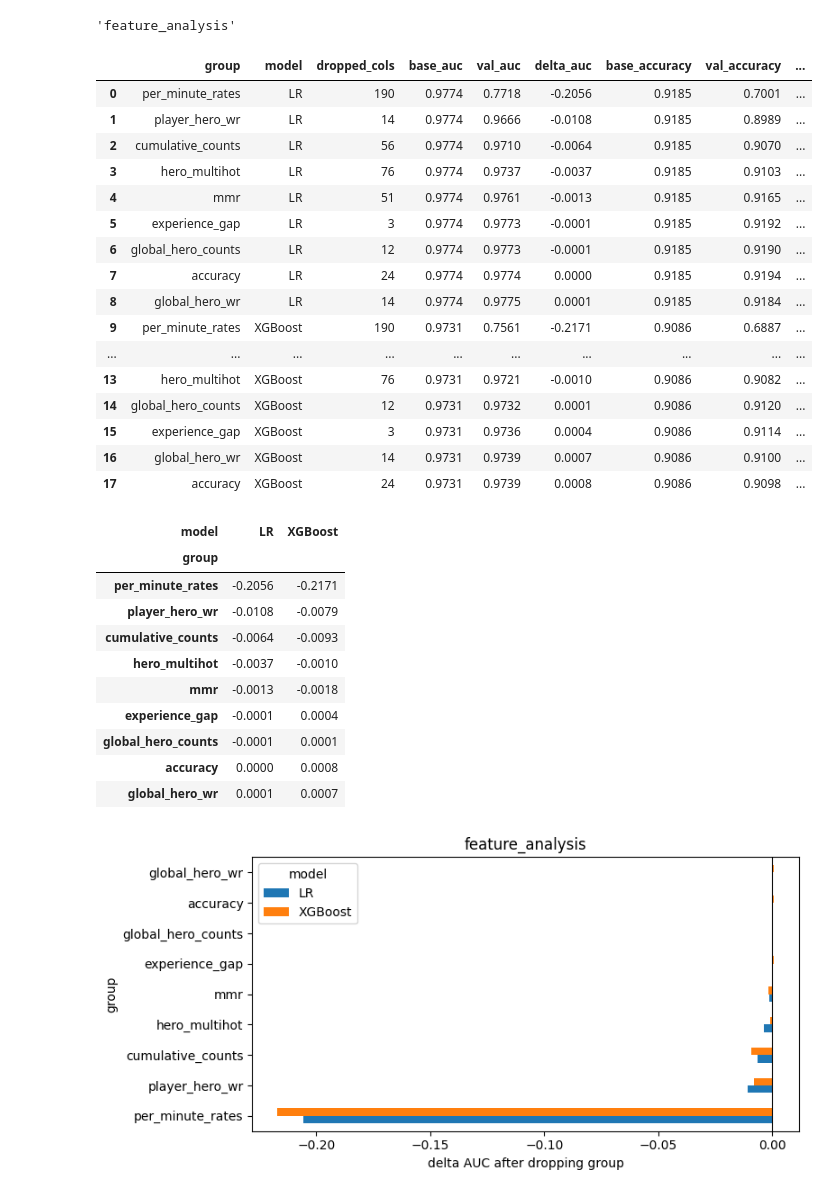
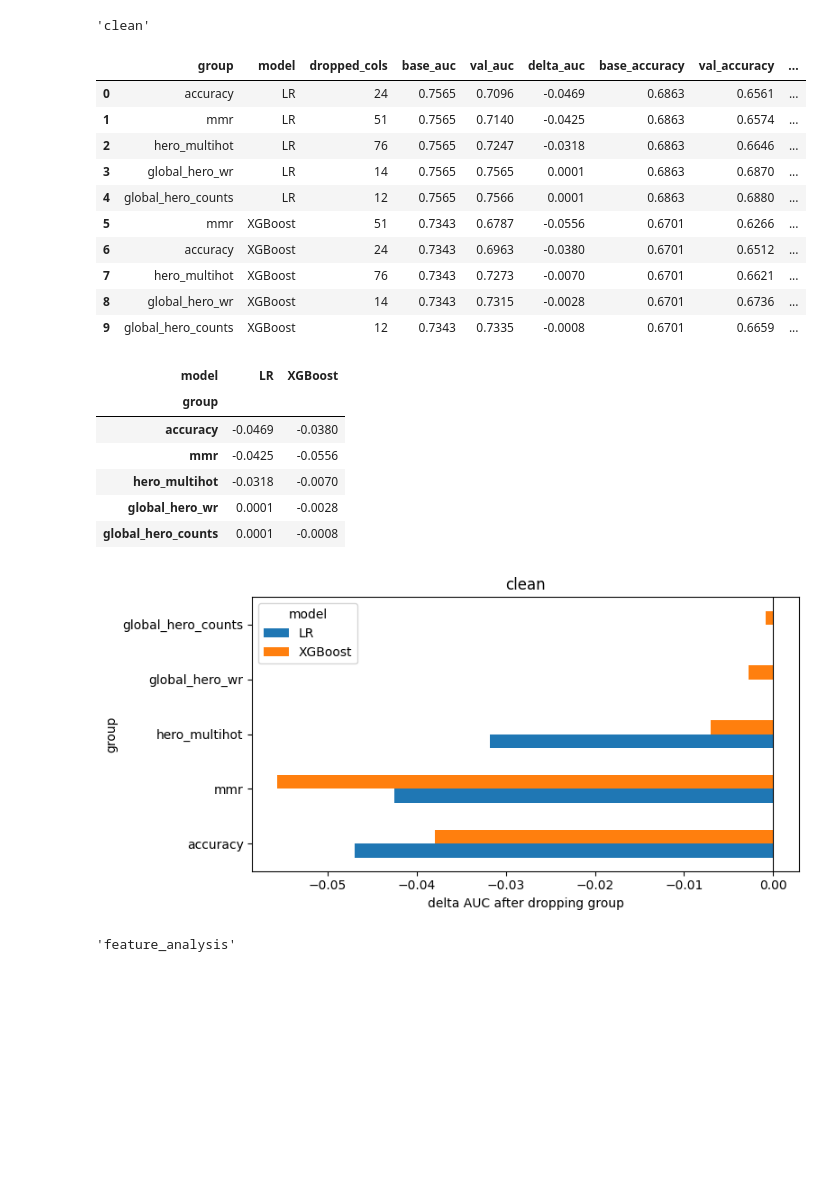
Before and after one commit to sdxshuai/CSC522-S26-proj-deadlock-match-forecast, a Jupyter notebook: notebooks/03_leakage_audit.ipynb, the cells around one changed output. Drawn from its saved outputs; the diff is of its cells as text; code cells hidden in the pictures; blank space fills up the shorter version.

Commit message:
feat(leakage-audit): add clean feature audit

```diff
--- a/notebooks/03_leakage_audit.ipynb
+++ b/notebooks/03_leakage_audit.ipynb
@@ -42,6 +41,7 @@ data_path = '../data/processed/matches.parquet'
 df_base, y, df_meta = load_with_meta(data_path)
 feature_frames = {
     'full': make_feature_frame(df_base, y, feature_set='full'),
+    'clean': make_feature_frame(df_base, y, feature_set='clean'),
     'feature_analysis': make_feature_frame(df_base, y, feature_set='feature_analysis'),
     'minimal': make_feature_frame(df_base, y, feature_set='minimal'),
 }
@@ -192,7 +195,7 @@ def run_ablation(df_feat, split_idx):
     return pd.DataFrame(rows)
 # %%
 ablation_outputs = {}
-for feature_name in ['full', 'feature_analysis']:
+for feature_name in ['full', 'clean', 'feature_analysis']:
     res_now = run_ablation(feature_frames[feature_name], splits['random'])
     res_now = res_now.sort_values(['model', 'delta_auc']).reset_index(drop=True)
     res_now.to_csv(out_dir / f'leakage_ablation_{feature_name}.csv', index=False)
@@ -215,6 +218,8 @@ for feature_name in ['full', 'feature_analysis']:
 
 res_ablation_full = ablation_outputs['full']['res']
 pivot_ablation_full = ablation_outputs['full']['pivot']
+res_ablation_clean = ablation_outputs['clean']['res']
+pivot_ablation_clean = ablation_outputs['clean']['pivot']
 res_ablation = ablation_outputs['feature_analysis']['res']
 pivot_ablation = ablation_outputs['feature_analysis']['pivot']
 # %% [output]
@@ -225,57 +230,48 @@ pivot_ablation = ablation_outputs['feature_analysis']['pivot']
 | 2 | mmr | LR | 51 | 0.9966 | 0.9961 | -0.0005 | 0.9695 | 0.9683 | ... |
 | 3 | hero_multihot | LR | 76 | 0.9966 | 0.9966 | -0.0000 | 0.9695 | 0.9685 | ... |
 | 4 | global_hero_wr | LR | 14 | 0.9966 | 0.9966 | -0.0000 | 0.9695 | 0.9689 | ... |
 | 5 | experience_gap | LR | 3 | 0.9966 | 0.9966 | -0.0000 | 0.9695 | 0.9688 | ... |
 | 6 | global_hero_counts | LR | 24 | 0.9966 | 0.9966 | 0.0000 | 0.9695 | 0.9692 | ... |
 | 7 | accuracy | LR | 24 | 0.9966 | 0.9966 | 0.0000 | 0.9695 | 0.9691 | ... |
 | 8 | ending_level | LR | 14 | 0.9966 | 0.9966 | 0.0001 | 0.9695 | 0.9695 | ... |
 | 9 | per_minute_rates | LR | 190 | 0.9966 | 0.9967 | 0.0001 | 0.9695 | 0.9699 | ... |
 | ... | ... | ... | ... | ... | ... | ... | ... | ... | ... |
 | 15 | ending_level | XGBoost | 14 | 0.9969 | 0.9970 | 0.0000 | 0.9688 | 0.9694 | ... |
 | 16 | experience_gap | XGBoost | 3 | 0.9969 | 0.9970 | 0.0000 | 0.9688 | 0.9695 | ... |
 | 17 | per_minute_rates | XGBoost | 190 | 0.9969 | 0.9970 | 0.0001 | 0.9688 | 0.9684 | ... |
 | 18 | hero_multihot | XGBoost | 76 | 0.9969 | 0.9970 | 0.0001 | 0.9688 | 0.9699 | ... |
 | 19 | global_hero_wr | XGBoost | 14 | 0.9969 | 0.9971 | 0.0001 | 0.9688 | 0.9695 | ... |
 | model | LR | XGBoost |
 | group |  |  |
 | player_hero_wr | -0.0045 | -0.0021 |
 | cumulative_counts | -0.0007 | -0.0000 |
 | mmr | -0.0005 | -0.0004 |
 | hero_multihot | -0.0000 | 0.0001 |
 | global_hero_wr | -0.0000 | 0.0001 |
 | experience_gap | -0.0000 | 0.0000 |
 | global_hero_counts | 0.0000 | 0.0000 |
 | accuracy | 0.0000 | 0.0000 |
 | ending_level | 0.0001 | 0.0000 |
 | per_minute_rates | 0.0001 | 0.0001 |
 [figure]
-'feature_analysis'
+'clean'
 |  | group | model | dropped_cols | base_auc | val_auc | delta_auc | base_accuracy | val_accuracy | ... |
-| 0 | per_minute_rates | LR | 190 | 0.9774 | 0.7718 | -0.2056 | 0.9185 | 0.7001 | ... |
-| 1 | player_hero_wr | LR | 14 | 0.9774 | 0.9666 | -0.0108 | 0.9185 | 0.8989 | ... |
-| 2 | cumulative_counts | LR | 56 | 0.9774 | 0.9710 | -0.0064 | 0.9185 | 0.9070 | ... |
-| 3 | hero_multihot | LR | 76 | 0.9774 | 0.9737 | -0.0037 | 0.9185 | 0.9103 | ... |
-| 4 | mmr | LR | 51 | 0.9774 | 0.9761 | -0.0013 | 0.9185 | 0.9165 | ... |
-| 5 | experience_gap | LR | 3 | 0.9774 | 0.9773 | -0.0001 | 0.9185 | 0.9192 | ... |
-| 6 | global_hero_counts | LR | 12 | 0.9774 | 0.9773 | -0.0001 | 0.9185 | 0.9190 | ... |
-| 7 | accuracy | LR | 24 | 0.9774 | 0.9774 | 0.0000 | 0.9185 | 0.9194 | ... |
-| 8 | global_hero_wr | LR | 14 | 0.9774 | 0.9775 | 0.0001 | 0.9185 | 0.9184 | ... |
-| 9 | per_minute_rates | XGBoost | 190 | 0.9731 | 0.7561 | -0.2171 | 0.9086 | 0.6887 | ... |
-| ... | ... | ... | ... | ... | ... | ... | ... | ... | ... |
-| 13 | hero_multihot | XGBoost | 76 | 0.9731 | 0.9721 | -0.0010 | 0.9086 | 0.9082 | ... |
-| 14 | global_hero_counts | XGBoost | 12 | 0.9731 | 0.9732 | 0.0001 | 0.9086 | 0.9120 | ... |
-| 15 | experience_gap | XGBoost | 3 | 0.9731 | 0.9736 | 0.0004 | 0.9086 | 0.9114 | ... |
-| 16 | global_hero_wr | XGBoost | 14 | 0.9731 | 0.9739 | 0.0007 | 0.9086 | 0.9100 | ... |
-| 17 | accuracy | XGBoost | 24 | 0.9731 | 0.9739 | 0.0008 | 0.9086 | 0.9098 | ... |
+| 0 | accuracy | LR | 24 | 0.7565 | 0.7096 | -0.0469 | 0.6863 | 0.6561 | ... |
+| 1 | mmr | LR | 51 | 0.7565 | 0.7140 | -0.0425 | 0.6863 | 0.6574 | ... |
+| 2 | hero_multihot | LR | 76 | 0.7565 | 0.7247 | -0.0318 | 0.6863 | 0.6646 | ... |
+| 3 | global_hero_wr | LR | 14 | 0.7565 | 0.7565 | 0.0001 | 0.6863 | 0.6870 | ... |
+| 4 | global_hero_counts | LR | 12 | 0.7565 | 0.7566 | 0.0001 | 0.6863 | 0.6880 | ... |
+| 5 | mmr | XGBoost | 51 | 0.7343 | 0.6787 | -0.0556 | 0.6701 | 0.6266 | ... |
+| 6 | accuracy | XGBoost | 24 | 0.7343 | 0.6963 | -0.0380 | 0.6701 | 0.6512 | ... |
+| 7 | hero_multihot | XGBoost | 76 | 0.7343 | 0.7273 | -0.0070 | 0.6701 | 0.6621 | ... |
+| 8 | global_hero_wr | XGBoost | 14 | 0.7343 | 0.7315 | -0.0028 | 0.6701 | 0.6736 | ... |
+| 9 | global_hero_counts | XGBoost | 12 | 0.7343 | 0.7335 | -0.0008 | 0.6701 | 0.6659 | ... |
 | model | LR | XGBoost |
 | group |  |  |
-| per_minute_rates | -0.2056 | -0.2171 |
-| player_hero_wr | -0.0108 | -0.0079 |
-| cumulative_counts | -0.0064 | -0.0093 |
-| hero_multihot | -0.0037 | -0.0010 |
-| mmr | -0.0013 | -0.0018 |
-| experience_gap | -0.0001 | 0.0004 |
-| global_hero_counts | -0.0001 | 0.0001 |
-| accuracy | 0.0000 | 0.0008 |
-| global_hero_wr | 0.0001 | 0.0007 |
+| accuracy | -0.0469 | -0.0380 |
+| mmr | -0.0425 | -0.0556 |
+| hero_multihot | -0.0318 | -0.0070 |
+| global_hero_wr | 0.0001 | -0.0028 |
+| global_hero_counts | 0.0001 | -0.0008 |
-[figure, old version]
+[figure, new version]
+'feature_analysis'
```
Also changed, not shown: parts of 7 cells of this notebook, 5 other files.
